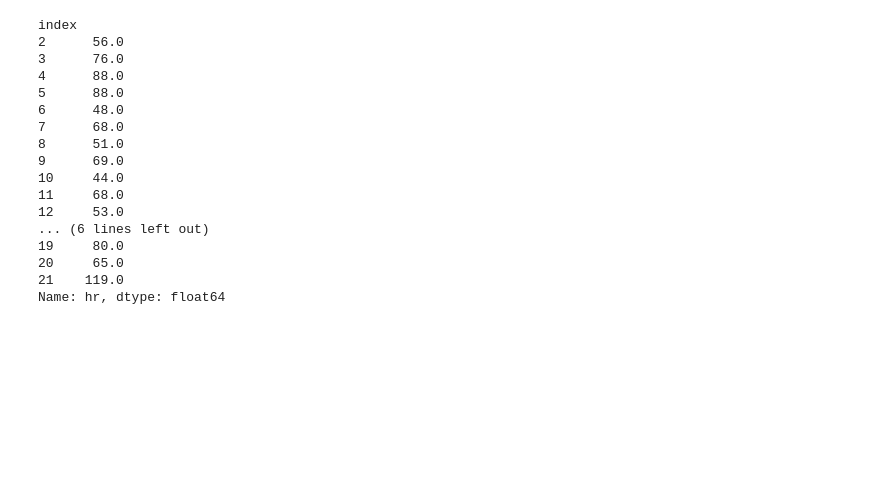
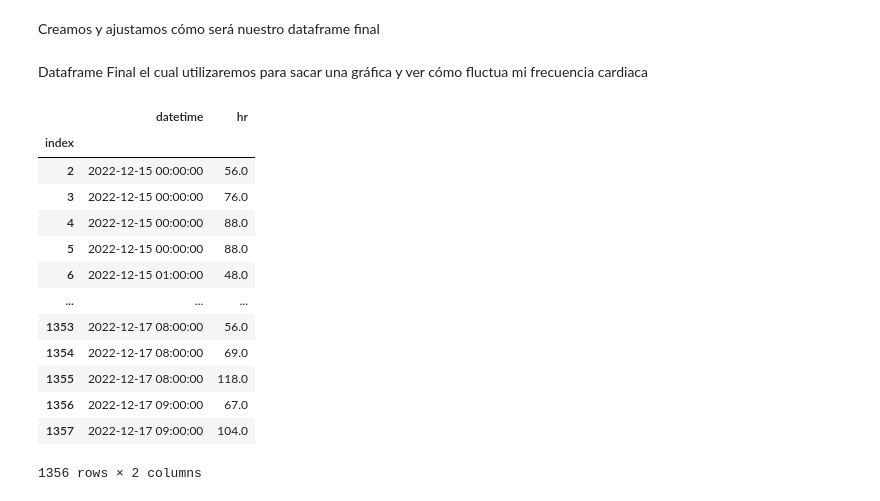
Before and after one commit to JavCaracuel/webScrappingPracts, a Jupyter notebook: Practica_SmartWatch.ipynb, the cells around one changed output. Drawn from its saved outputs; the diff is of its cells as text; code cells hidden in the pictures; blank space fills up the shorter version.

```diff
--- a/Practica_SmartWatch.ipynb
+++ b/Practica_SmartWatch.ipynb
@@ -35,31 +49,32 @@ record_data.head()
 | 2 | HeartRate | Mi Fitness | 2 | count/min | 2022-12-15 22:24:46+01:00 | 2022-12-15 00:00:00 | 2022-12-15 01:00:00+01:00 | 56.0 | NaN |
 | 3 | HeartRate | Mi Fitness | 2 | count/min | 2022-12-15 22:24:46+01:00 | 2022-12-15 00:00:00 | 2022-12-15 01:00:00+01:00 | 76.0 | NaN |
 | 4 | HeartRate | Mi Fitness | 2 | count/min | 2022-12-15 22:24:46+01:00 | 2022-12-15 00:00:00 | 2022-12-15 01:00:00+01:00 | 88.0 | NaN |
+# %% [markdown]
+Creamos y ajustamos cómo será nuestro dataframe final
 # %%
 heart_rate= record_data[record_data["type"]=='HeartRate']
 heart_rate.index.name="index"
 heart_rate=heart_rate.rename(columns={"value": "hr", "startDate": "datetime"})
 visualizing_heart=heart_rate.drop(['type',"sourceName",'sourceVersion',"unit",'creationDate','endDate','device'],axis=1)
-# %%
-heart_rate['hr'][:20]
-# %% [output]
-index
-2      56.0
-3      76.0
-4      88.0
-5      88.0
-6      48.0
-7      68.0
-8      51.0
-9      69.0
-10     44.0
-11     68.0
-12     53.0
-... (6 lines left out)
-19     80.0
-20     65.0
-21    119.0
-Name: hr, dtype: float64
+# %% [markdown]
+Dataframe Final el cual utilizaremos para sacar una gráfica y ver cómo fluctua mi frecuencia cardiaca
+# %%
+visualizing_heart
+# %% [output]
+|  | datetime | hr |
+| index |  |  |
+| 2 | 2022-12-15 00:00:00 | 56.0 |
+| 3 | 2022-12-15 00:00:00 | 76.0 |
+| 4 | 2022-12-15 00:00:00 | 88.0 |
+| 5 | 2022-12-15 00:00:00 | 88.0 |
+| 6 | 2022-12-15 01:00:00 | 48.0 |
+| ... | ... | ... |
+| 1353 | 2022-12-17 08:00:00 | 56.0 |
+| 1354 | 2022-12-17 08:00:00 | 69.0 |
+| 1355 | 2022-12-17 08:00:00 | 118.0 |
+| 1356 | 2022-12-17 09:00:00 | 67.0 |
+| 1357 | 2022-12-17 09:00:00 | 104.0 |
+1356 rows × 2 columns
 # %%
 import matplotlib.dates as dates
 plt.plot(heart_rate['datetime'][:40],heart_rate['hr'][:40])
```
Also changed, not shown: parts of 10 cells of this notebook.
